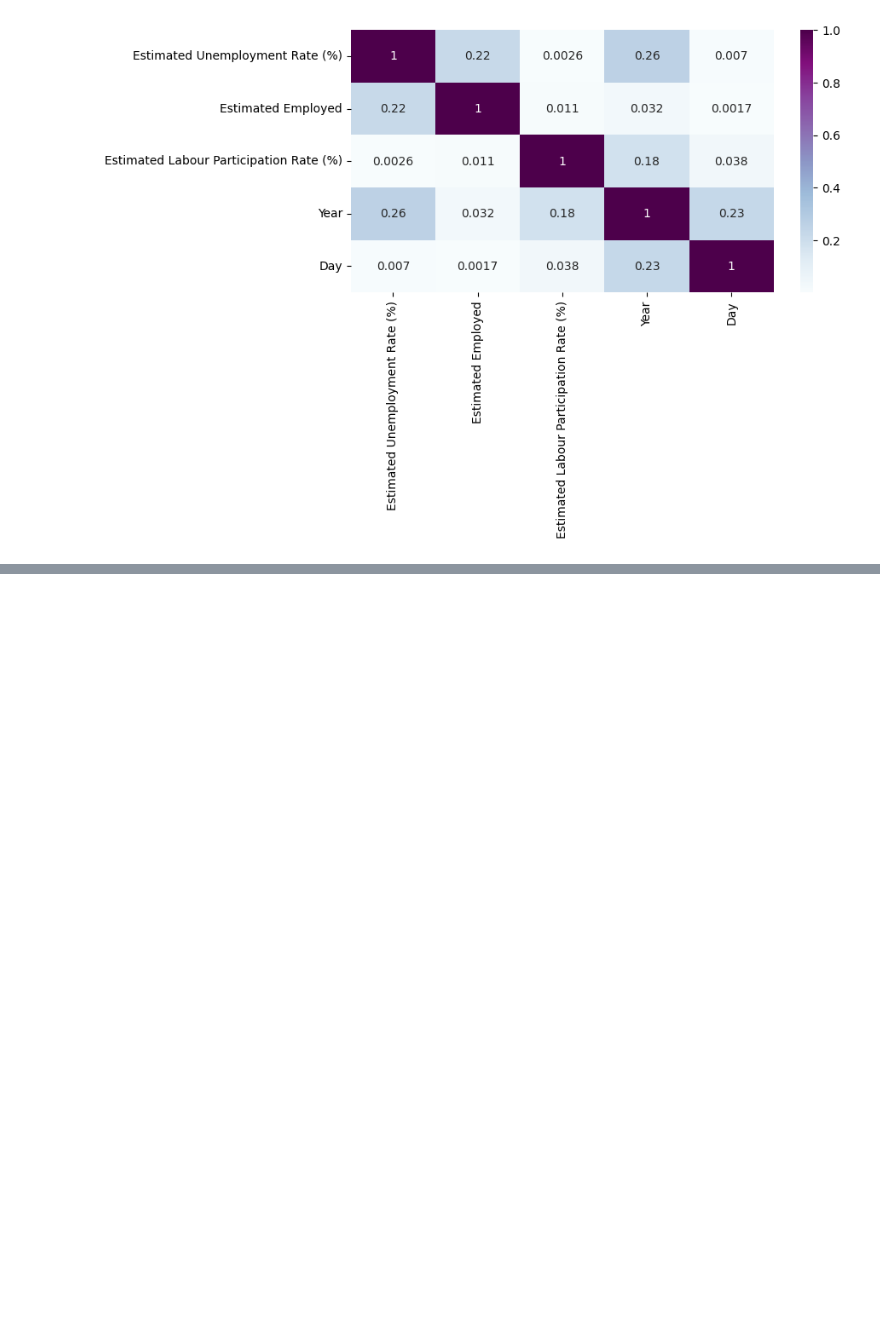
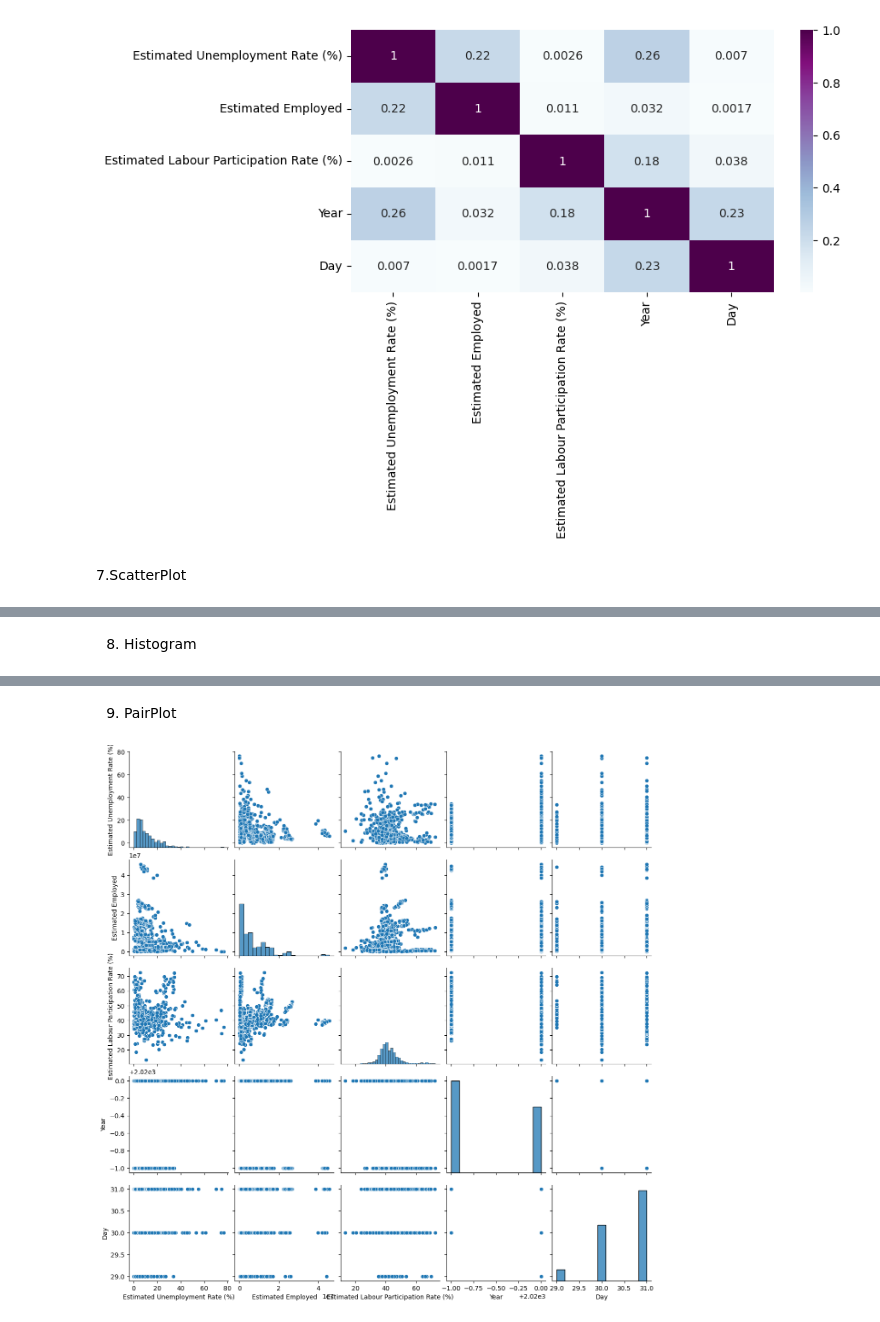
Before and after one commit to divyakedia/OIBSIP, a Jupyter notebook: Unemployment_Analysis.ipynb, the cells around one changed output, grey strips where cells are left out. Drawn from its saved outputs; the diff is of its cells as text; code cells hidden in the pictures; blank space fills up the shorter version.

```diff
--- a/Unemployment_Analysis.ipynb
+++ b/Unemployment_Analysis.ipynb
@@ -306,6 +313,8 @@ corr=data_set1.corr()
 sns.heatmap(data=abs(corr),annot=True,cmap="BuPu");
 # %% [output]
 [figure]
+# %% [markdown]
+7.ScatterPlot
 # %%
 scatter = px.scatter(data_set1,x='Region',y='Estimated Unemployment Rate (%)',color='Region',
                 title='Unemployment Rate (Statewise) by Scatter Plot',template='plotly')
@@ -313,6 +322,8 @@ scatter.update_layout(xaxis={'categoryorder':'total descending'})
 scatter.show()
 # %% [output]
 [interactive output not drawn]
+# %% [markdown]
+8. Histogram
 # %%
 histo = px.histogram(data_set1,x='Region',y='Estimated Unemployment Rate (%)',color='Region',
                   title='Unemploymeny Rate (Statewise) by Histogram',template='plotly')
@@ -320,3 +331,10 @@ histo.update_layout(xaxis={'categoryorder':'total descending'})
 histo.show()
 # %% [output]
 [interactive output not drawn]
+# %% [markdown]
+9. PairPlot
+# %%
+sns.pairplot(data_set1)
+plt.show()
+# %% [output]
+[figure, added]
```
Also changed, not shown: parts of 42 cells of this notebook.
